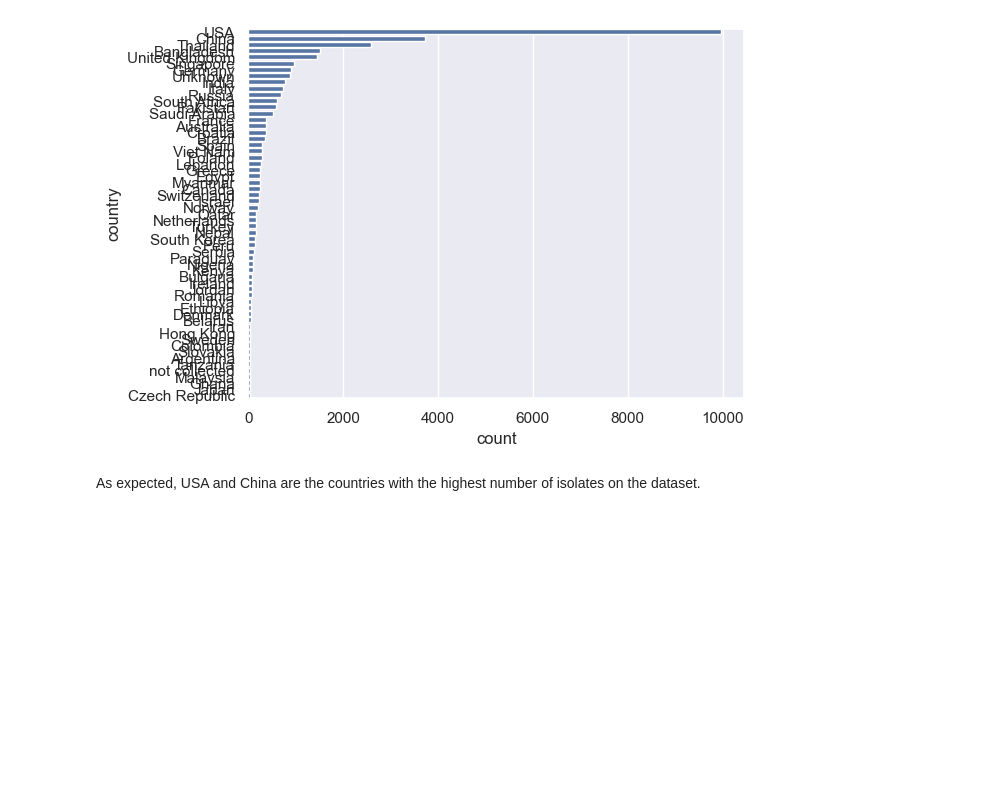
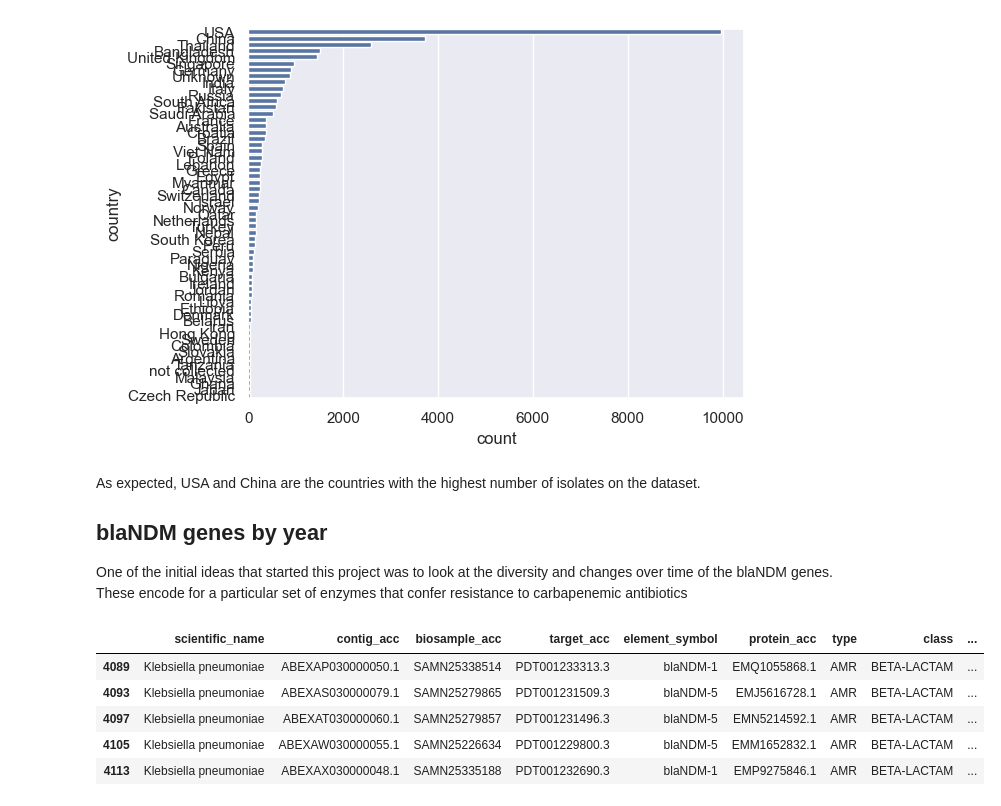
Before and after one commit to juanu/ndm-global, a Jupyter notebook: notebooks/3_DetailedKlebsiellaAnalysis.ipynb, the cells around one changed output. Saved outputs shown, nothing was run; the diff lists cells and outputs as text; code cells hidden in the pictures; blank space fills up the shorter version.

```diff
--- a/notebooks/3_DetailedKlebsiellaAnalysis.ipynb
+++ b/notebooks/3_DetailedKlebsiellaAnalysis.ipynb
@@ -55,3 +55,16 @@ sns.countplot(filtered_df_kleb, y="country",
 [figure]
 # %% [markdown]
 As expected, USA and China are the countries with the highest number of isolates on the dataset.
+
+## blaNDM genes by year
+
+One of the initial ideas that started this project was to look at the diversity and changes over time of the blaNDM genes. These encode for a particular set of enzymes that confer resistance to carbapenemic antibiotics
+# %%
+kleb_ndm = df_klebsiella[df_klebsiella["element_symbol"].str.contains("blaNDM")].copy()
+# %% [output]
+|  | scientific_name | contig_acc | biosample_acc | target_acc | element_symbol | protein_acc | type | class | ... |
+| 4089 | Klebsiella pneumoniae | ABEXAP030000050.1 | SAMN25338514 | PDT001233313.3 | blaNDM-1 | EMQ1055868.1 | AMR | BETA-LACTAM | ... |
+| 4093 | Klebsiella pneumoniae | ABEXAS030000079.1 | SAMN25279865 | PDT001231509.3 | blaNDM-5 | EMJ5616728.1 | AMR | BETA-LACTAM | ... |
+| 4097 | Klebsiella pneumoniae | ABEXAT030000060.1 | SAMN25279857 | PDT001231496.3 | blaNDM-5 | EMN5214592.1 | AMR | BETA-LACTAM | ... |
+| 4105 | Klebsiella pneumoniae | ABEXAW030000055.1 | SAMN25226634 | PDT001229800.3 | blaNDM-5 | EMM1652832.1 | AMR | BETA-LACTAM | ... |
+| 4113 | Klebsiella pneumoniae | ABEXAX030000048.1 | SAMN25335188 | PDT001232690.3 | blaNDM-1 | EMP9275846.1 | AMR | BETA-LACTAM | ... |
```
Also changed, not shown: parts of 3 cells of this notebook.
